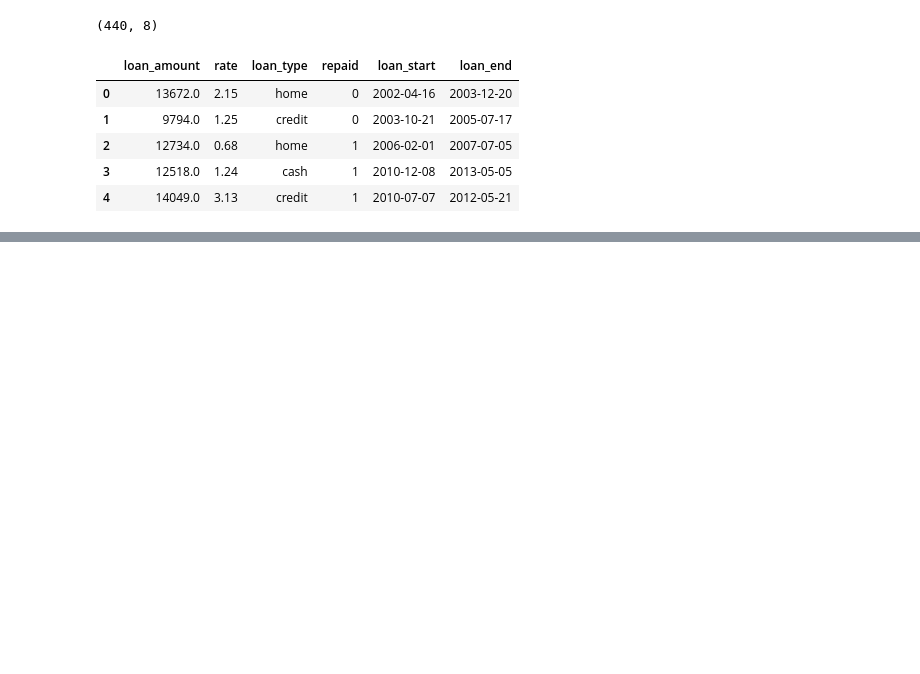
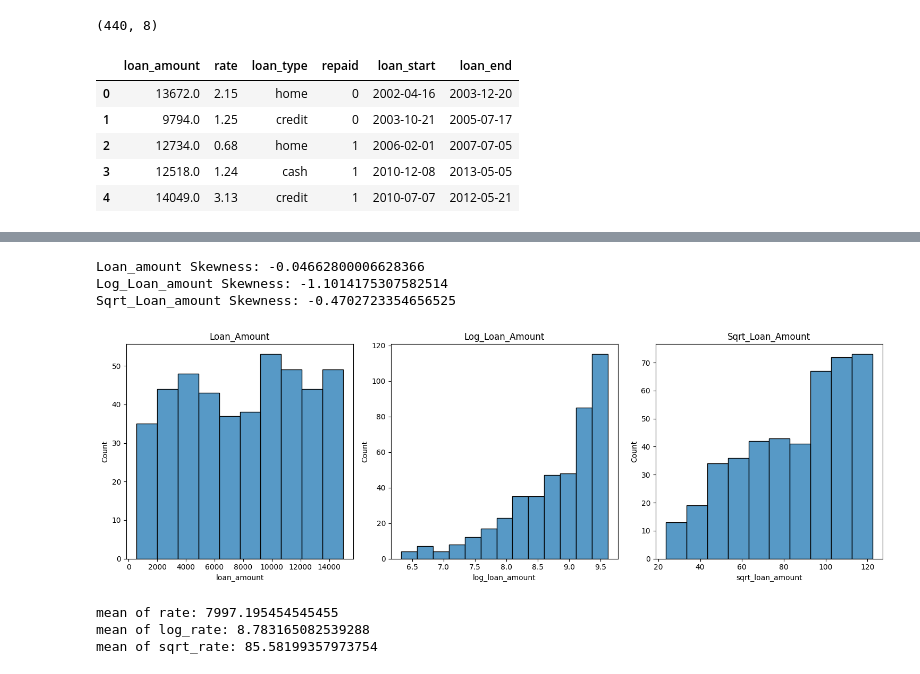
Before and after one commit to shadmankhezri/regression_loan, a Jupyter notebook: loan_regression.ipynb, the cells around one changed output, grey strips where cells are left out. Saved outputs shown, nothing was run; the diff lists cells and outputs as text; code cells hidden in the pictures; blank space fills up the shorter version.

```diff
--- a/loan_regression.ipynb
+++ b/loan_regression.ipynb
@@ -371,0 +426,6 @@ df.head()
+# %%
+# in the column related to rate we notice that the sqrt of the data has a more normal value and we can replace the main column rate
+
+df = df.drop(columns=['rate', 'log_rate'])
+df = df.rename(columns={'sqrt_rate':'rate'})
+df.head()
@@ -371,0 +439,4 @@ df.head()
+# %%
+df['log_loan_amount'] = np.log(df['loan_amount'])
+df['sqrt_loan_amount'] = np.sqrt(df['loan_amount'])
+df.head()
@@ -371,0 +450,30 @@ df.head()
+# %%
+from scipy.stats import skew
+
+print(f"Loan_amount Skewness: {skew(df['loan_amount'])}")
+print(f"Log_Loan_amount Skewness: {skew(df['log_loan_amount'])}")
+print(f"Sqrt_Loan_amount Skewness: {skew(df['sqrt_loan_amount'])}")
+# %% [output]
+Loan_amount Skewness: -0.04662800006628366
+Log_Loan_amount Skewness: -1.1014175307582514
+Sqrt_Loan_amount Skewness: -0.4702723354656525
+# %%
+fig, axes = plt.subplots(1, 3, figsize=(15, 5))
+sns.histplot(x=df['loan_amount'], ax=axes[0])
+sns.histplot(x=df['log_loan_amount'], ax=axes[1])
+sns.histplot(x=df['sqrt_loan_amount'], ax=axes[2])
+axes[0].set_title('Loan_Amount')
+axes[1].set_title('Log_Loan_Amount')
+axes[2].set_title('Sqrt_Loan_Amount')
+plt.tight_layout()
+plt.show()
+# %% [output]
+[figure, added]
+# %%
+print(f"mean of rate: {df['loan_amount'].mean()}")
+print(f"mean of log_rate: {df['log_loan_amount'].mean()}")
+print(f"mean of sqrt_rate: {df['sqrt_loan_amount'].mean()}")
+# %% [output]
+mean of rate: 7997.195454545455
+mean of log_rate: 8.783165082539288
+mean of sqrt_rate: 85.58199357973754
```
Also changed, not shown: parts of 35 cells of this notebook.
